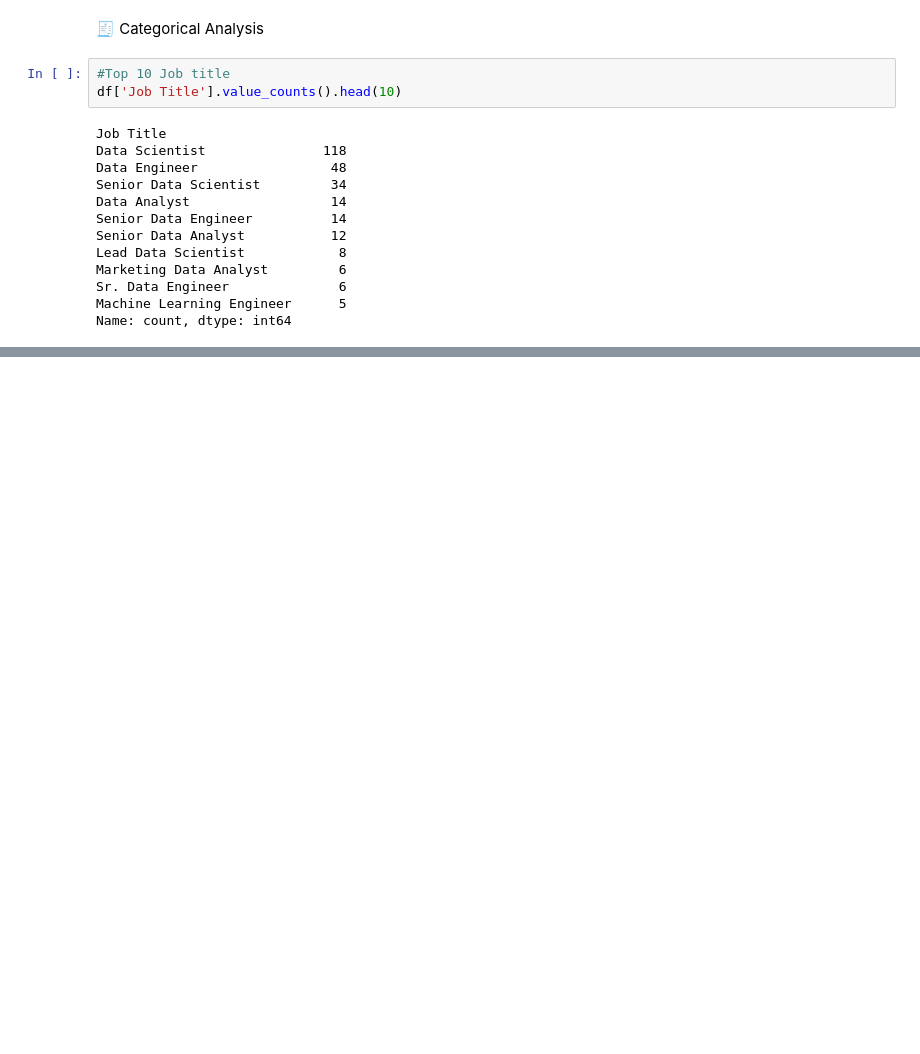
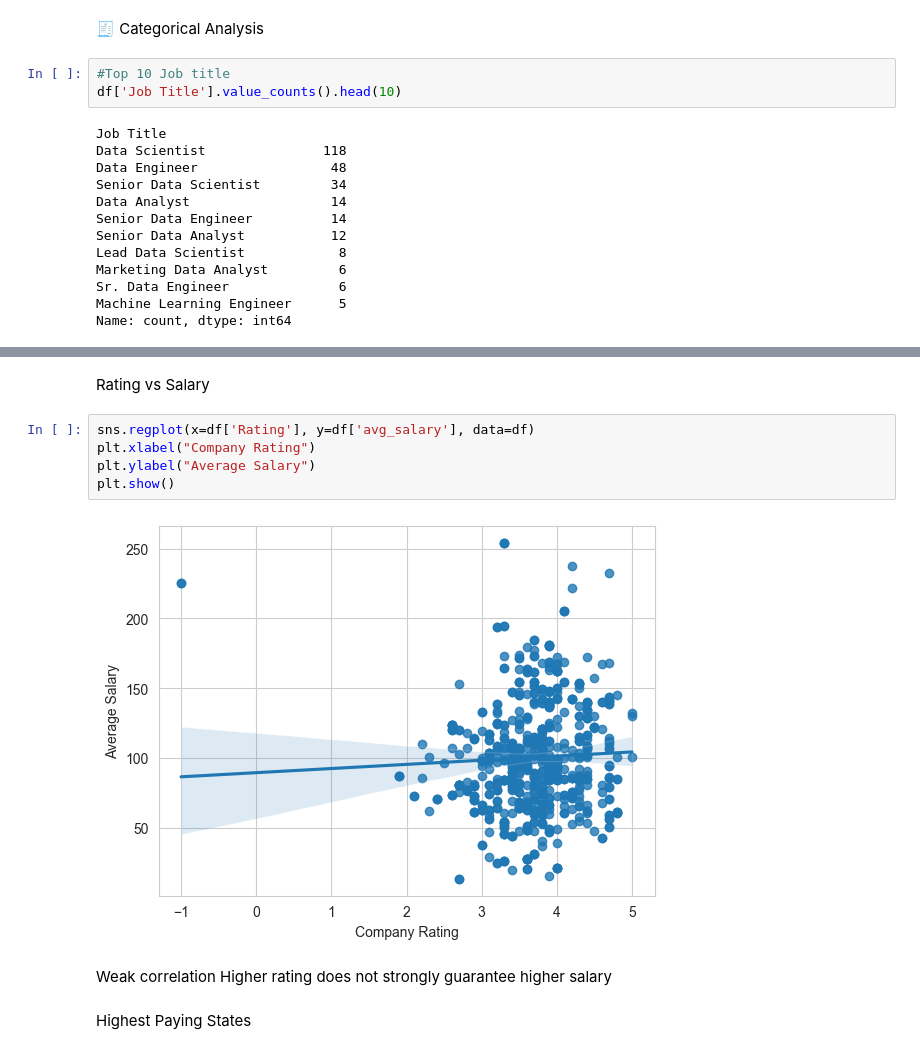
Before and after one commit to nayeem29dse/EDA-on-data-science-job-descriptions, a Jupyter notebook: EDA on saraly data.ipynb, the cells around one changed output, grey strips where cells are left out. Saved outputs shown, nothing was run; the diff lists cells and outputs as text; blank space fills up the shorter version.

```diff
--- a/EDA on saraly data.ipynb
+++ b/EDA on saraly data.ipynb
@@ -226,0 +304,14 @@ Name: count, dtype: int64
+# %% [markdown]
+Rating vs Salary
+# %%
+sns.regplot(x=df['Rating'], y=df['avg_salary'], data=df)
+plt.xlabel("Company Rating")
+plt.ylabel("Average Salary")
+plt.show()
+# %% [output]
+[figure, added]
+# %% [markdown]
+Weak correlation
+Higher rating does not strongly guarantee higher salary
+# %% [markdown]
+Highest Paying States
```
Also changed, not shown: parts of 23 cells of this notebook.
